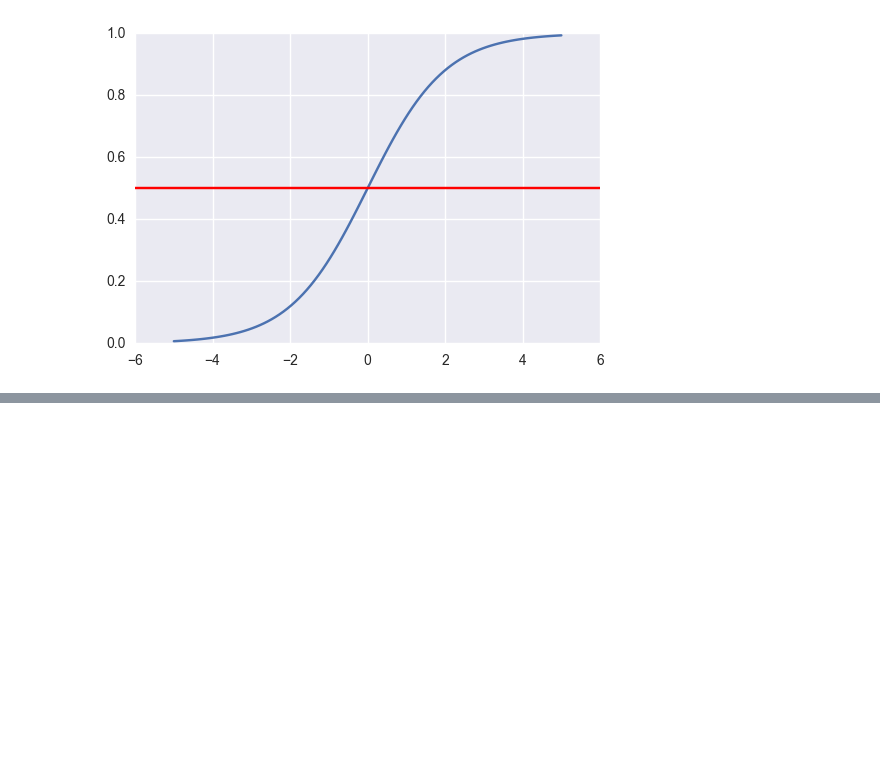
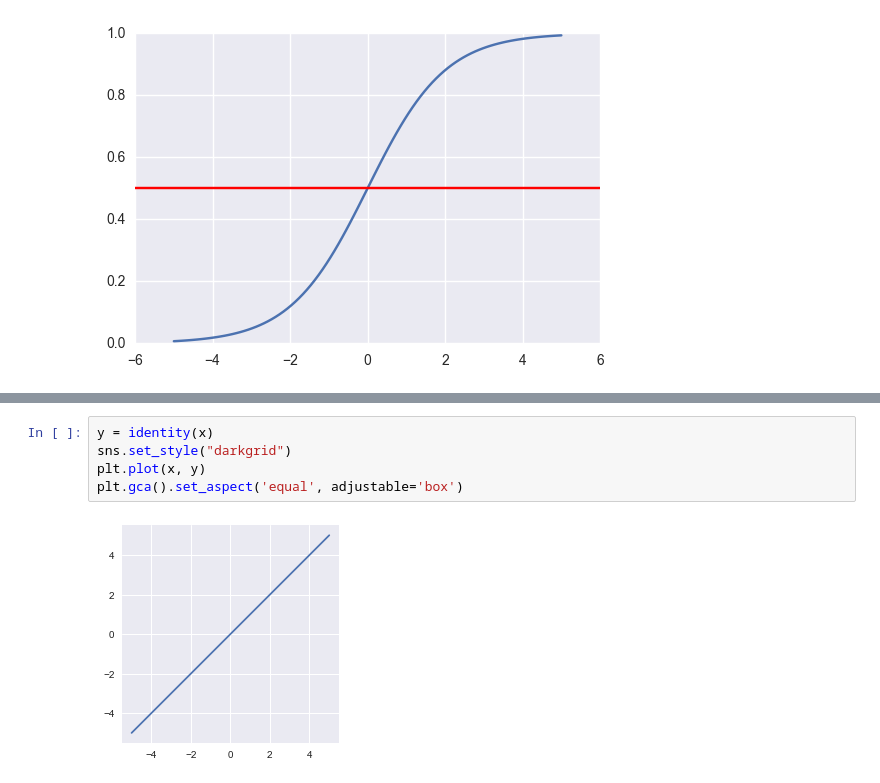
Before and after one commit to JahChaisang/scg_training, a Jupyter notebook: neural_network_activation_function.ipynb, the cells around one changed output, grey strips where cells are left out. Drawn from its saved outputs; the diff is of its cells as text; blank space fills up the shorter version.

```diff
--- a/neural_network_activation_function.ipynb
+++ b/neural_network_activation_function.ipynb
@@ -26,0 +52,7 @@ plt.plot([-6,6], [0.5, 0.5], 'r')
+# %%
+y = identity(x)
+sns.set_style("darkgrid")
+plt.plot(x, y)
+plt.gca().set_aspect('equal', adjustable='box')
+# %% [output]
+[figure, added]
```
Also changed, not shown: parts of 5 cells of this notebook, 2 other files.
